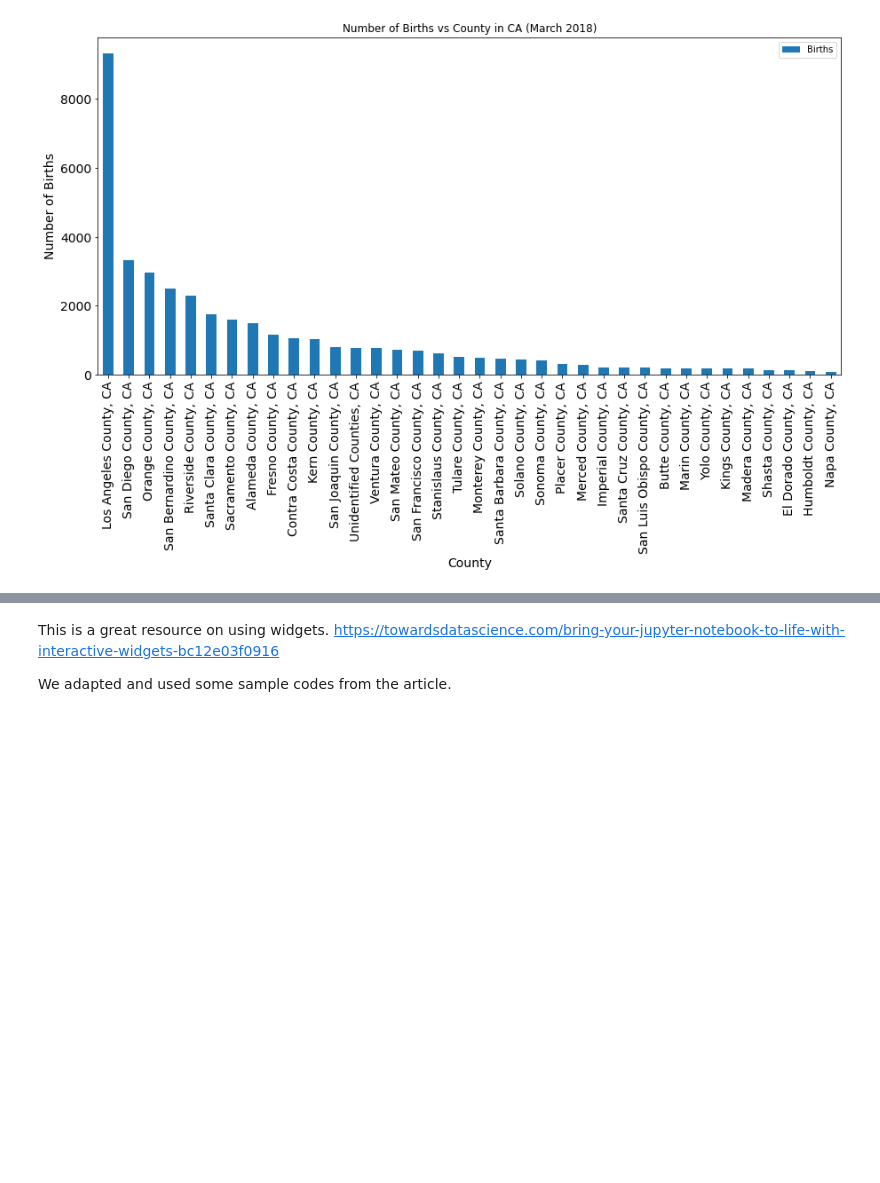
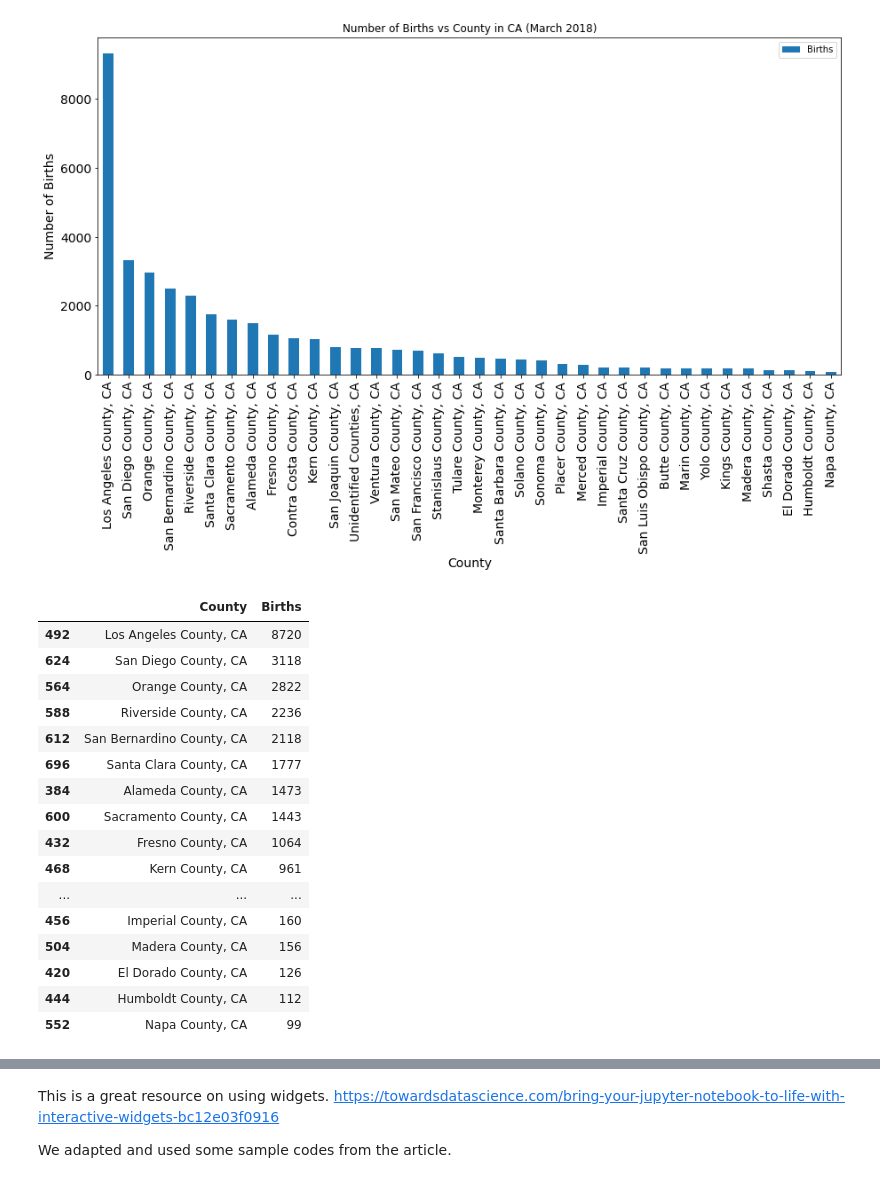
Before and after one commit to aiformankind/covid-19-hackathon, a Jupyter notebook: Baby_Births_USA_Exploration.ipynb, the cells around one changed output, grey strips where cells are left out. Cells and saved outputs as stored; diff of their text form; code cells hidden in the pictures; blank space fills up the shorter version.

```diff
--- a/Baby_Births_USA_Exploration.ipynb
+++ b/Baby_Births_USA_Exploration.ipynb
@@ -174,3 +194,25 @@ plt.yticks(fontsize=14)
 (array([    0.,  2000.,  4000.,  6000.,  8000., 10000.]),
  <a list of 6 Text major ticklabel objects>)
 [figure]
+# %%
+baby_california_march = baby_by_state_county_month[(baby_by_state_county_month['State'] == 'California') & (baby_by_state_county_month['Month'] == 'April')]
+baby_california_march_sorted = baby_california_march[['County','Births']].sort_values(by='Births',ascending=False)
+baby_california_march_sorted
+# %% [output]
+|  | County | Births |
+| 492 | Los Angeles County, CA | 8720 |
+| 624 | San Diego County, CA | 3118 |
+| 564 | Orange County, CA | 2822 |
+| 588 | Riverside County, CA | 2236 |
+| 612 | San Bernardino County, CA | 2118 |
+| 696 | Santa Clara County, CA | 1777 |
+| 384 | Alameda County, CA | 1473 |
+| 600 | Sacramento County, CA | 1443 |
+| 432 | Fresno County, CA | 1064 |
+| 468 | Kern County, CA | 961 |
+| ... | ... | ... |
+| 456 | Imperial County, CA | 160 |
+| 504 | Madera County, CA | 156 |
+| 420 | El Dorado County, CA | 126 |
+| 444 | Humboldt County, CA | 112 |
+| 552 | Napa County, CA | 99 |
```
Also changed, not shown: parts of 6 cells of this notebook.
